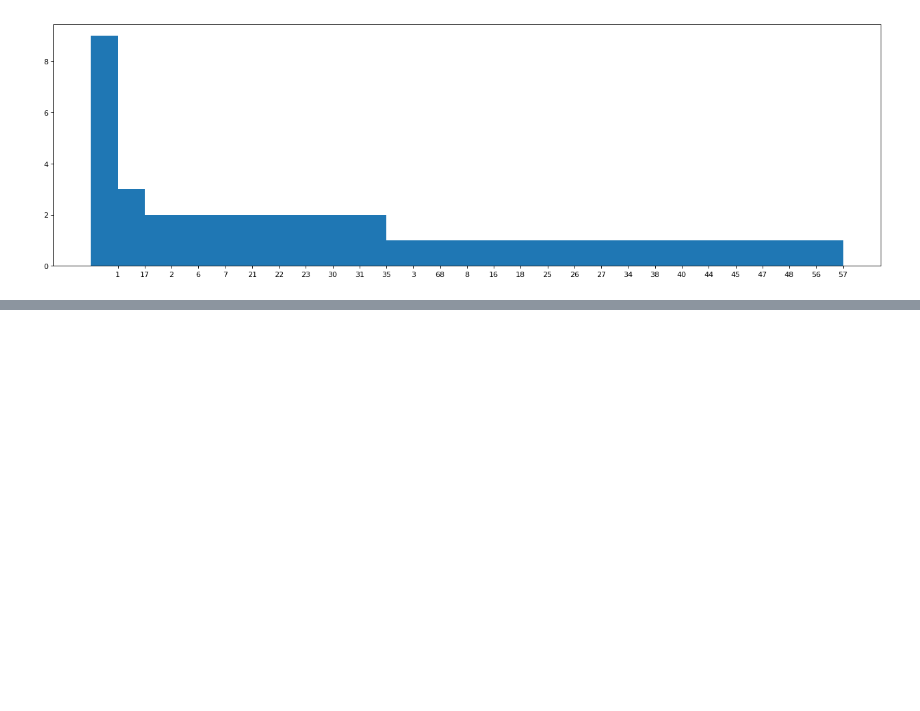
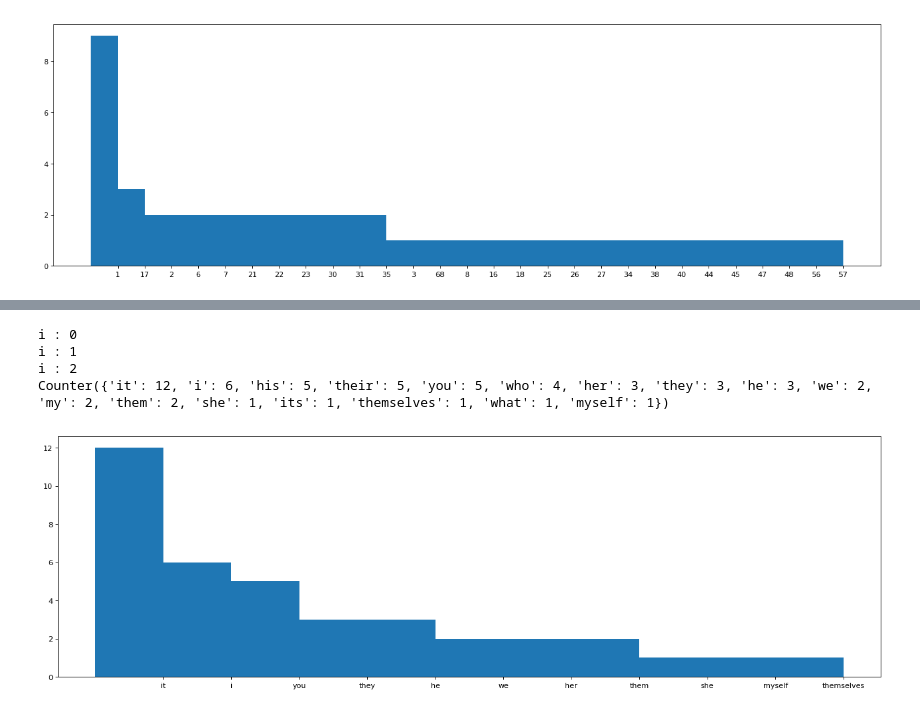
Before and after one commit to lucerne/com_metrics_chatbot, a Jupyter notebook: code/analyze_aclImdb.ipynb, the cells around one changed output, grey strips where cells are left out. Cells and saved outputs as stored; diff of their text form; code cells hidden in the pictures; blank space fills up the shorter version.

```diff
--- a/code/analyze_aclImdb.ipynb
+++ b/code/analyze_aclImdb.ipynb
@@ -220,0 +429,32 @@ i : 2
+# %%
+'''
+Pronoun, personal histogram
+Percentage of punctuation out of total number of words
+'''
+read_files = glob.glob(directory + '*.txt')
+
+counterPronPRP = Counter('')
+i = 0
+
+for infile in read_files:
+    print('i : ' + str(i))
+    with open(infile, 'r', errors='replace') as f:
+        text = f.read()
+        doc = nlp(text)
+        counterPronPRP += analyzePronounPRP(doc)
+        i += 1
+
+print(counterPron)
+plt.figure(num=None, figsize=(20, 6), dpi=80, facecolor='w', edgecolor='k')
+labels, values = rankCounter(counterPronPRP)
+indexes = np.arange(len(labels))
+width = 1
+plt.bar(indexes, values, width)
+plt.xticks(indexes + width * 0.5, labels)
+plt.show()
+# %% [output]
+i : 0
+i : 1
+i : 2
+Counter({'it': 12, 'i': 6, 'his': 5, 'their': 5, 'you': 5, 'who': 4, 'her': 3, 'they': 3, 'he': 3, 'we': 2, 'my': 2, 'them': 2, 'she': 1, 'its': 1, 'themselves': 1, 'what': 1, 'myself': 1})
+[figure, added]
```
Also changed, not shown: parts of 22 cells of this notebook, 1 other file.
